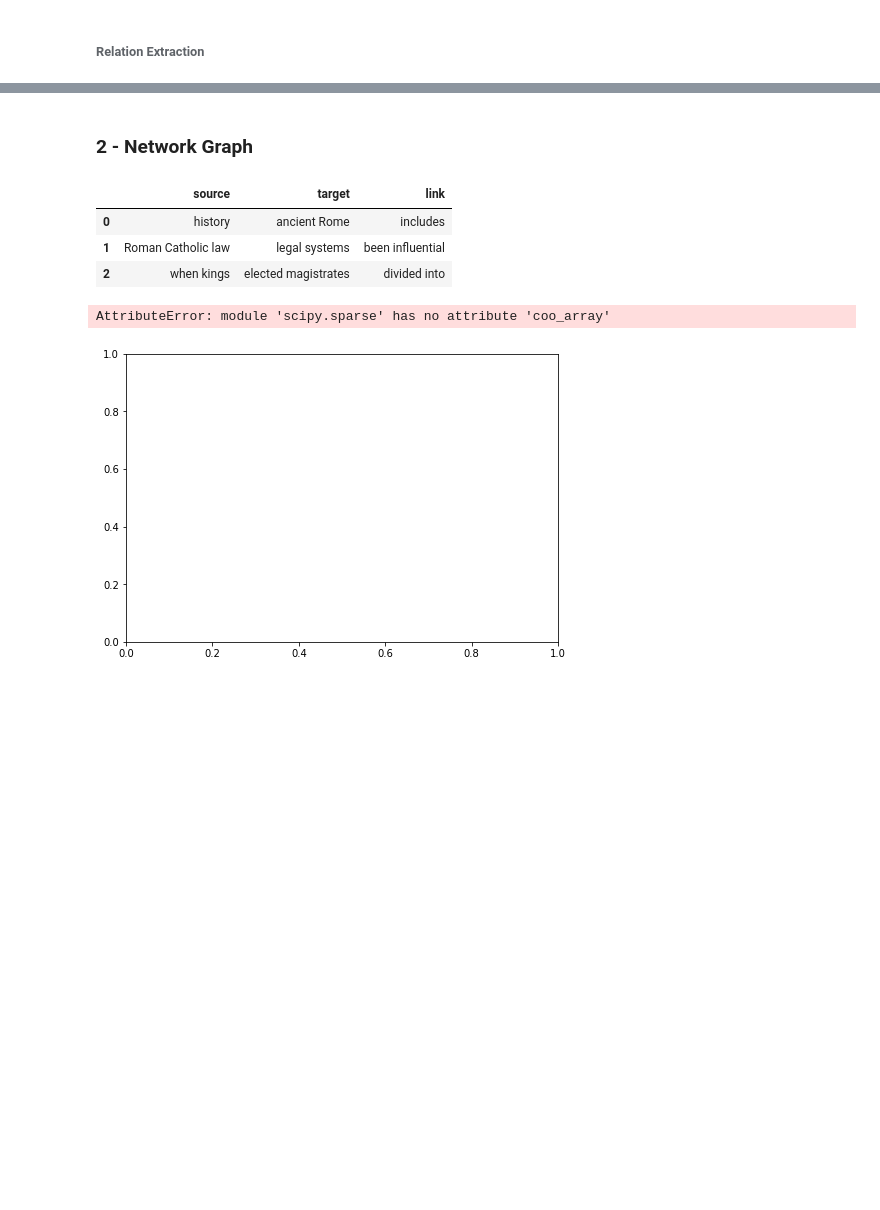
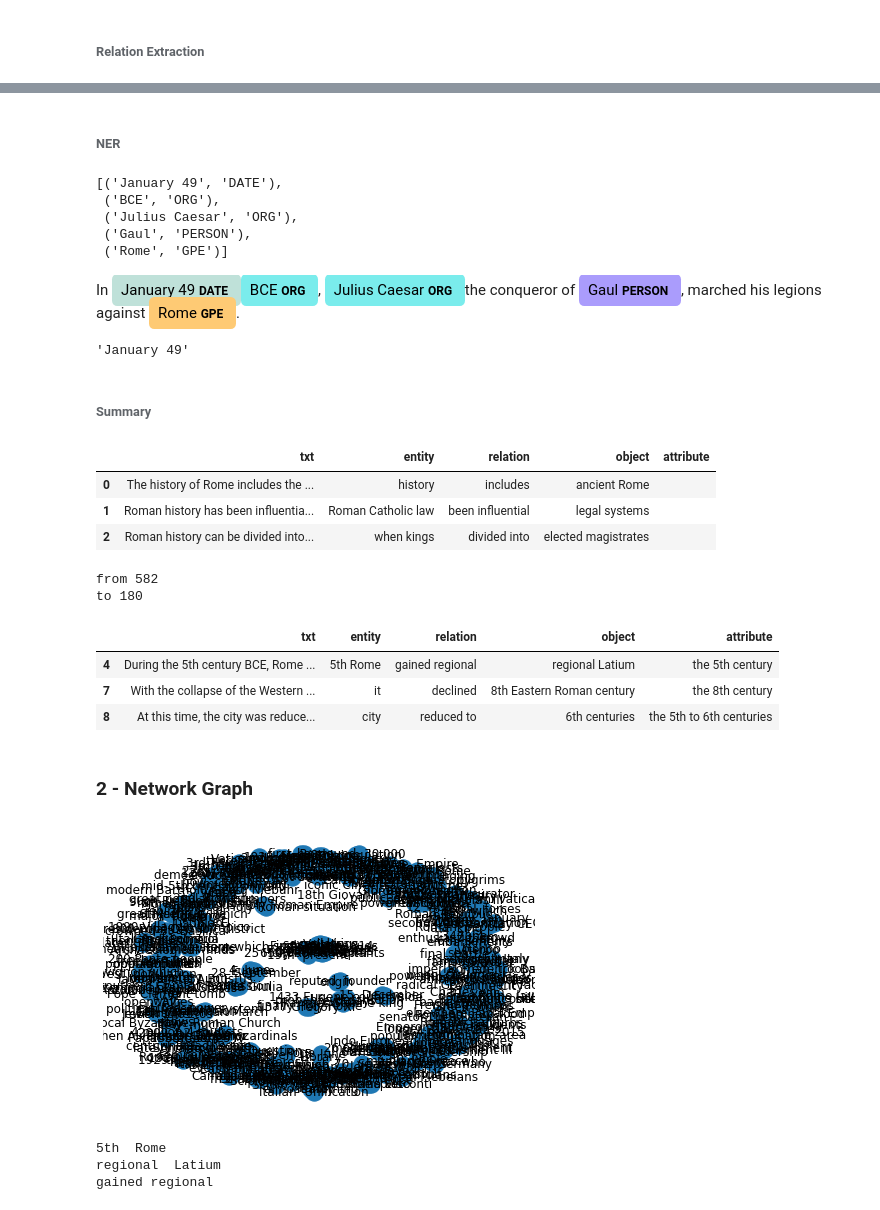
Before and after one commit to mdipietro09/DataScience_ArtificialIntelligence_Utils, a Jupyter notebook: natural_language_processing/example_knowledge_graph.ipynb, the cells around one changed output, grey strips where cells are left out. Saved outputs shown, nothing was run; the diff lists cells and outputs as text; code cells hidden in the pictures; blank space fills up the shorter version.

```diff
--- a/natural_language_processing/example_knowledge_graph.ipynb
+++ b/natural_language_processing/example_knowledge_graph.ipynb
@@ -256,20 +285,72 @@ lst_relations[i]
+# %% [markdown]
+###### NER
+# %%
+[(tag.text, tag.label_) for tag in lst_docs[i].ents]
+# %% [output]
+[('January 49', 'DATE'),
+ ('BCE', 'ORG'),
+ ('Julius Caesar', 'ORG'),
+ ('Gaul', 'PERSON'),
+ ('Rome', 'GPE')]
+# %%
+displacy.render(lst_docs[i], style="ent")
+# %% [output]
+In January 49 DATE BCE ORG , Julius Caesar ORG the conqueror of Gaul PERSON , marched his legions against Rome GPE .
+# %%
+lst_attr = []
+for doc in lst_docs:
+    attr = ""
+    for tag in doc.ents:
+        attr = attr+tag.text if tag.label_=="DATE" else attr+""
+    lst_attr.append(attr)
+
+lst_attr[i]
+# %% [output]
+'January 49'
+# %% [markdown]
+###### Summary
+# %%
+dtf = pd.DataFrame({"txt":[doc.text for doc in lst_docs],
+                    "entity":[i[0] for i in lst_entities],
+                    "relation":lst_relations,
+                    "object":[i[1] for i in lst_entities],
+                    "attribute":lst_attr
+                   })
+dtf.head(3)
+# %% [output]
+|  | txt | entity | relation | object | attribute |
+| 0 | The history of Rome includes the ... | history | includes | ancient Rome |  |
+| 1 | Roman history has been influentia... | Roman Catholic law | been influential | legal systems |  |
+| 2 | Roman history can be divided into... | when kings | divided into | elected magistrates |  |
+# %%
+print("from", len(dtf))
+dtf = dtf[dtf["attribute"]!=""]
+print("to", len(dtf))
+dtf.head(3)
+# %% [output]
+from 582
+to 180
+|  | txt | entity | relation | object | attribute |
+| 4 | During the 5th century BCE, Rome ... | 5th Rome | gained regional | regional Latium | the 5th century |
+| 7 | With the collapse of the Western ... | it | declined | 8th Eastern Roman century | the 8th century |
+| 8 | At this time, the city was reduce... | city | reduced to | 6th centuries | the 5th to 6th centuries |
 # %% [markdown]
 ### 2 - Network Graph
-# %%
-dtf = pd.DataFrame({'source':[i[0] for i in lst_entities],
-                    'target':[i[1] for i in lst_entities],
-                    'link':lst_relations})
-dtf.head(3)
-# %% [output]
-|  | source | target | link |
-| 0 | history | ancient Rome | includes |
-| 1 | Roman Catholic law | legal systems | been influential |
-| 2 | when kings | elected magistrates | divided into |
 # %%
-G = nx.from_pandas_edgelist(dtf, source="source", target="target", edge_attr=None)
+G = nx.from_pandas_edgelist(dtf, source="entity", target="object", edge_attr="relation")
 # %%
-nx.draw(G, with_labels=True, node_size=1000, node_color=dtf_nodes['attr'].cat.codes, cmap=plt.cm.Dark2)
+nx.draw(G, with_labels=True, cmap=plt.cm.Dark2)
 plt.show()
 # %% [output]
-AttributeError: module 'scipy.sparse' has no attribute 'coo_array'
-[figure, old version]
+[figure, new version]
+# %%
+for a, b in G.adjacency():
+    for c, d in b.items():
+        print(a)
+        print(c)
+        print(d["relation"])
+    break
+# %% [output]
+5th  Rome
+regional  Latium
+gained regional
```
Also changed, not shown: parts of 15 cells of this notebook.
